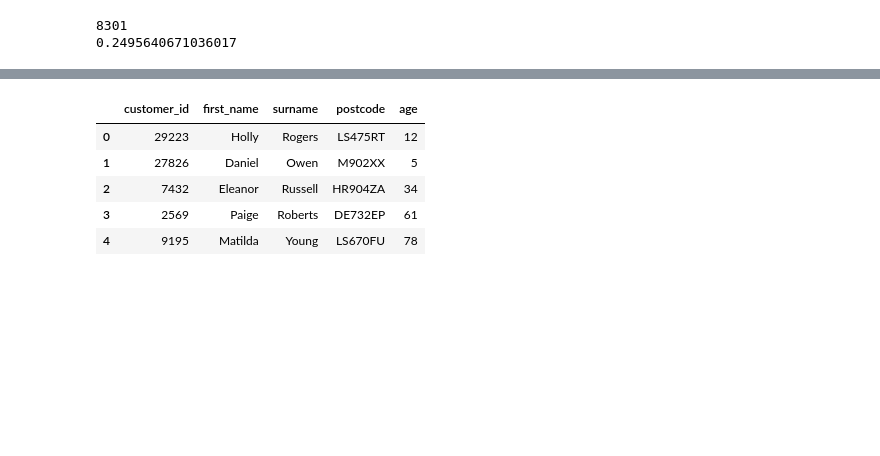
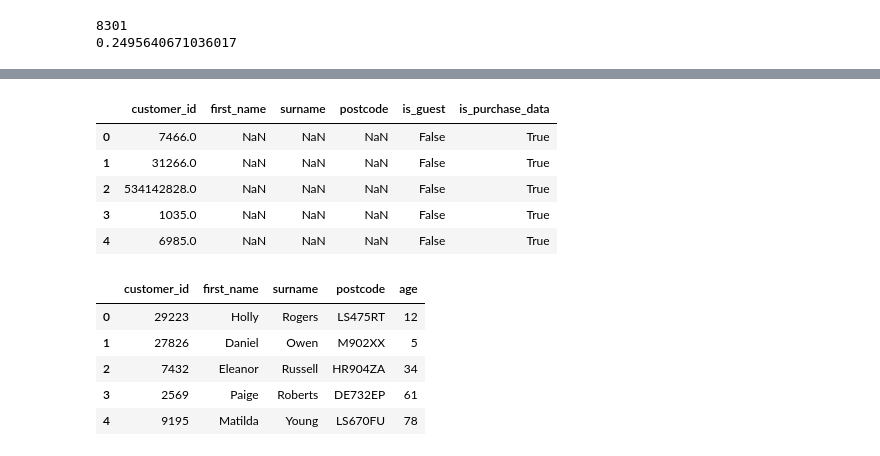
Before and after one commit to Kwasi-Scientist/DataModeling, a Jupyter notebook: DataModeling.ipynb, the cells around one changed output, grey strips where cells are left out. Drawn from its saved outputs; the diff is of its cells as text; code cells hidden in the pictures; blank space fills up the shorter version.

Commit message:
explored CRM table and joined CRM and Purchases tables

```diff
--- a/DataModeling.ipynb
+++ b/DataModeling.ipynb
@@ -78,3 +101,27 @@ purchases.head()
+# %%
+new_col_names = ["customer_id","first_name","surname","postcode", "is_guest"]
+purchases_customers = purchases_customers.set_axis(new_col_names,axis=1)
+# %%
+#fill in missing data with "False"
+purchases_customers["is_guest"] = purchases_customers["is_guest"].fillna(False)
+# %%
+#add in_purchase_data column
+purchases_customers["is_purchase_data"] = True
+# %%
+#ensure there is no trailing whitespace since we're working with text data
+#ensure all text data is the same capitalization
+for col in ["first_name", "surname"]:
+    purchases_customers[col] = purchases_customers[col].str.lower().str.strip()
+purchases_customers["postcode"] = purchases_customers["postcode"].str.strip()
+# %%
+purchases_customers.head()
+# %% [output]
+|  | customer_id | first_name | surname | postcode | is_guest | is_purchase_data |
+| 0 | 7466.0 | NaN | NaN | NaN | False | True |
+| 1 | 31266.0 | NaN | NaN | NaN | False | True |
+| 2 | 534142828.0 | NaN | NaN | NaN | False | True |
+| 3 | 1035.0 | NaN | NaN | NaN | False | True |
+| 4 | 6985.0 | NaN | NaN | NaN | False | True |
 # %%
 crm.head()
 # %% [output]
```
Also changed, not shown: parts of 12 cells of this notebook.
